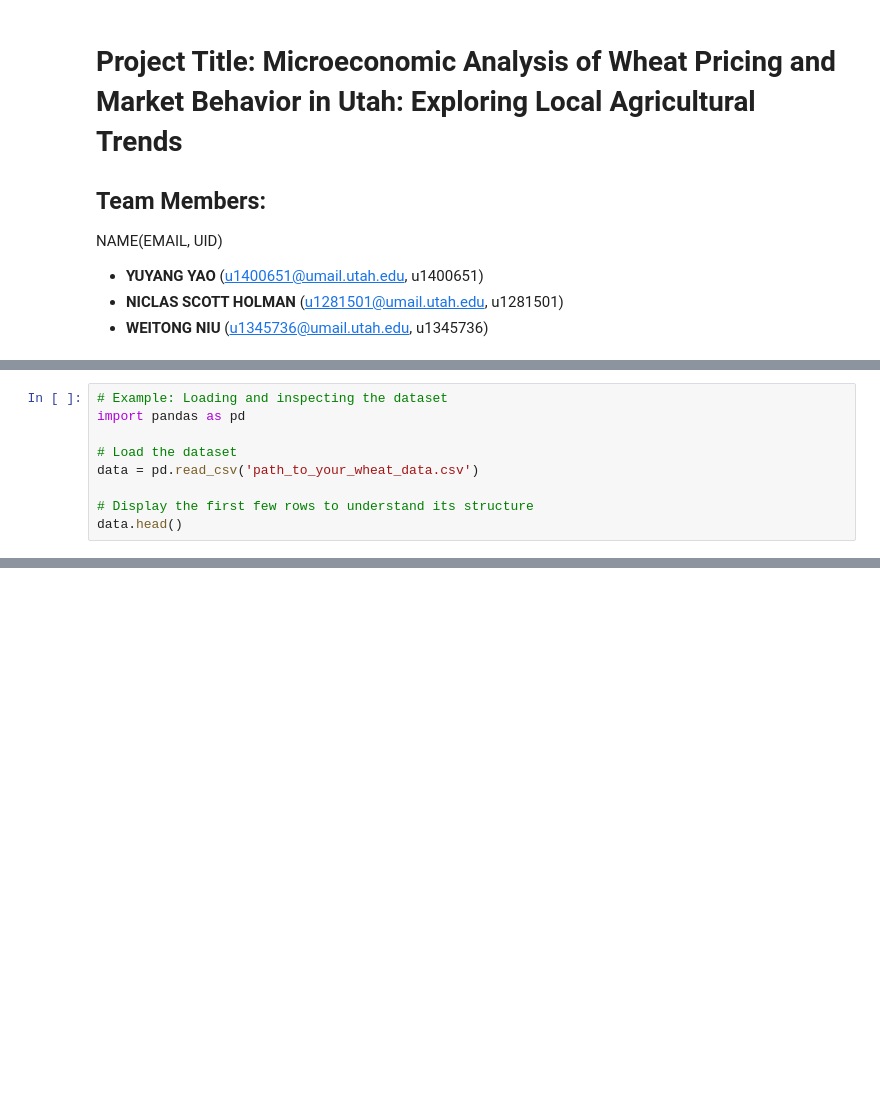
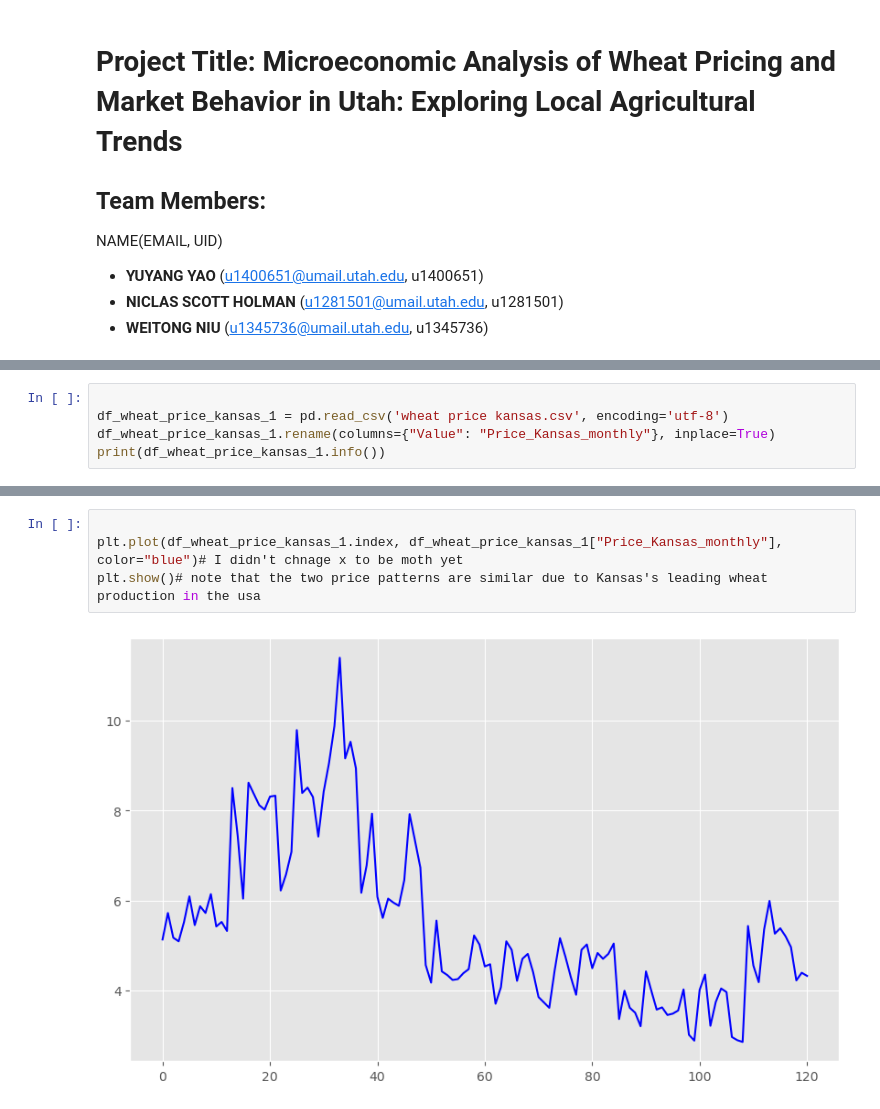
Before and after one commit to WeitongNiu/project-, a Jupyter notebook: Project Proposal.ipynb, the cells around one changed output, grey strips where cells are left out. Drawn from its saved outputs; the diff is of its cells as text; blank space fills up the shorter version.

```diff
--- a/Project Proposal.ipynb
+++ b/Project Proposal.ipynb
@@ -54,10 +145,6 @@ Through this analysis, we hope to contribute to a broader understanding of the a
 # %%
-# Example: Loading and inspecting the dataset
-import pandas as pd
 
-# Load the dataset
-data = pd.read_csv('path_to_your_wheat_data.csv')
-
-# Display the first few rows to understand its structure
-data.head()
+df_wheat_price_kansas_1 = pd.read_csv('wheat price kansas.csv', encoding='utf-8')
+df_wheat_price_kansas_1.rename(columns={"Value": "Price_Kansas_monthly"}, inplace=True)
+print(df_wheat_price_kansas_1.info())
 # %% [output]
@@ -64,0 +168,6 @@ FileNotFoundError: [Errno 2] No such file or directory: 'path_to_your_wheat_data
+# %%
+
+plt.plot(df_wheat_price_kansas_1.index, df_wheat_price_kansas_1["Price_Kansas_monthly"], color="blue")# I didn't chnage x to be moth yet
+plt.show()# note that the two price patterns are similar due to Kansas's leading wheat production in the usa
+# %% [output]
+[figure, added]
```
Also changed, not shown: parts of 24 cells of this notebook.
